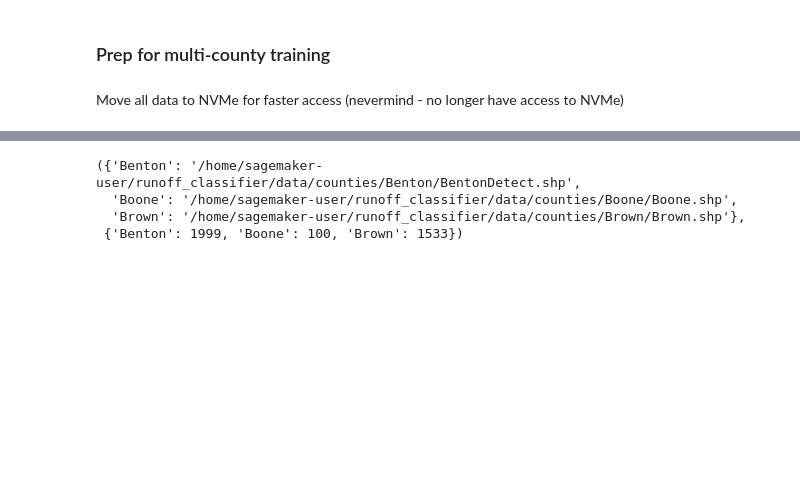
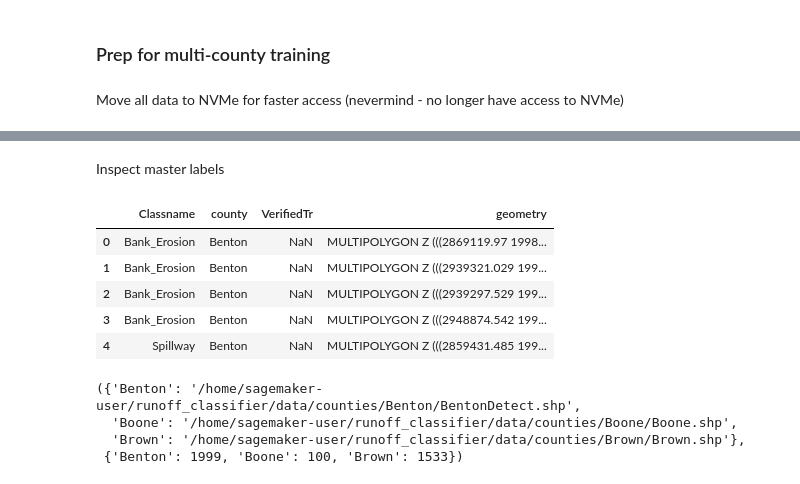
Before and after one commit to swiltshire/runoff_classifier, a Jupyter notebook: notebooks/pipeline.ipynb, the cells around one changed output, grey strips where cells are left out. Saved outputs shown, nothing was run; the diff lists cells and outputs as text; code cells hidden in the pictures; blank space fills up the shorter version.

```diff
--- a/notebooks/pipeline.ipynb
+++ b/notebooks/pipeline.ipynb
@@ -283 +485,14 @@ Find shapefiles + tiles
+# %% [markdown]
+Inspect master labels
+# %%
+import geopandas as gpd
+gdf = gpd.read_file("../data/multi_county_labels.gpkg")
+gdf.head()
+# %% [output]
+|  | Classname | county | VerifiedTr | geometry |
+| 0 | Bank_Erosion | Benton | NaN | MULTIPOLYGON Z (((2869119.97 1998... |
+| 1 | Bank_Erosion | Benton | NaN | MULTIPOLYGON Z (((2939321.029 199... |
+| 2 | Bank_Erosion | Benton | NaN | MULTIPOLYGON Z (((2939297.529 199... |
+| 3 | Bank_Erosion | Benton | NaN | MULTIPOLYGON Z (((2948874.542 199... |
+| 4 | Spillway | Benton | NaN | MULTIPOLYGON Z (((2859431.485 199... |
 # %%
```
Also changed, not shown: parts of 26 cells of this notebook, 3 other files.
